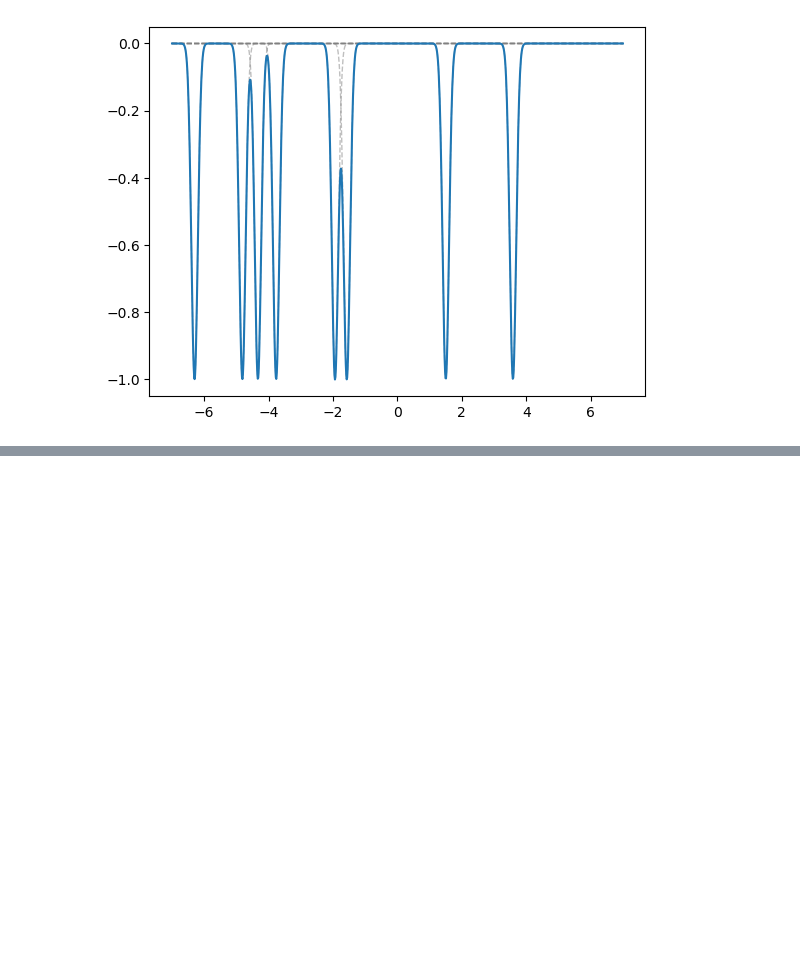
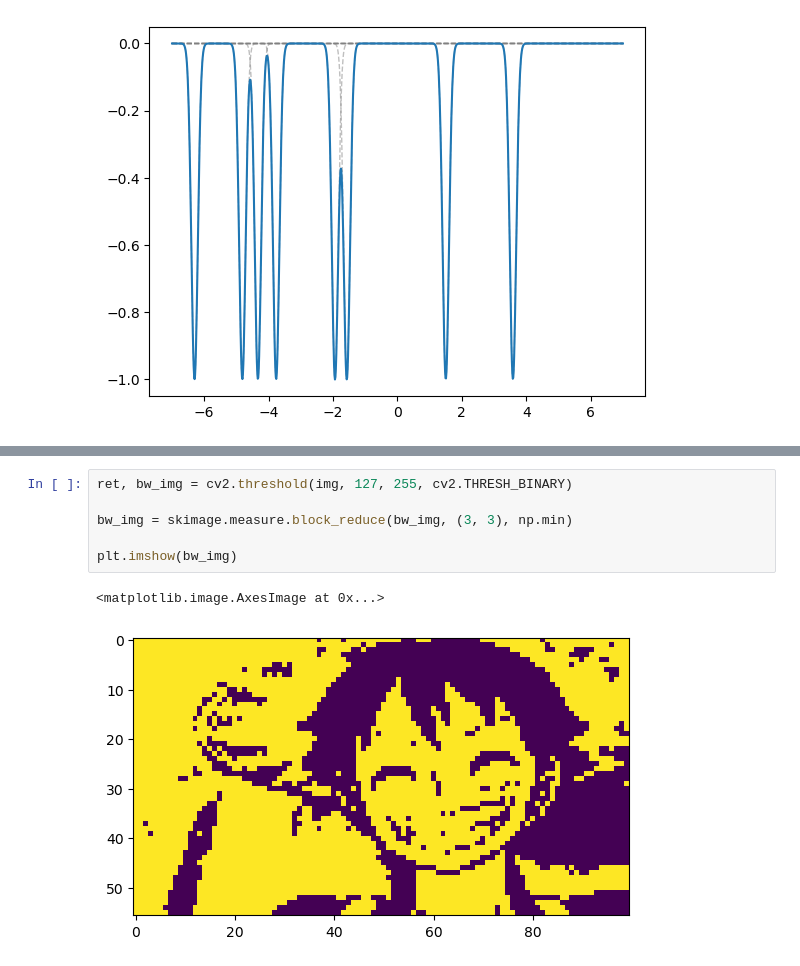
Before and after one commit to Francesco215/Language_CA, a Jupyter notebook: test.ipynb, the cells around one changed output, grey strips where cells are left out. Saved outputs shown, nothing was run; the diff lists cells and outputs as text; blank space fills up the shorter version.

```diff
--- a/test.ipynb
+++ b/test.ipynb
@@ -56,0 +71,9 @@ plt.plot(x,y)
+# %%
+ret, bw_img = cv2.threshold(img, 127, 255, cv2.THRESH_BINARY)
+
+bw_img = skimage.measure.block_reduce(bw_img, (3, 3), np.min)
+
+plt.imshow(bw_img)
+# %% [output]
+<matplotlib.image.AxesImage at 0x...>
+[figure, added]
```
Also changed, not shown: parts of 4 cells of this notebook, 10 other files.
